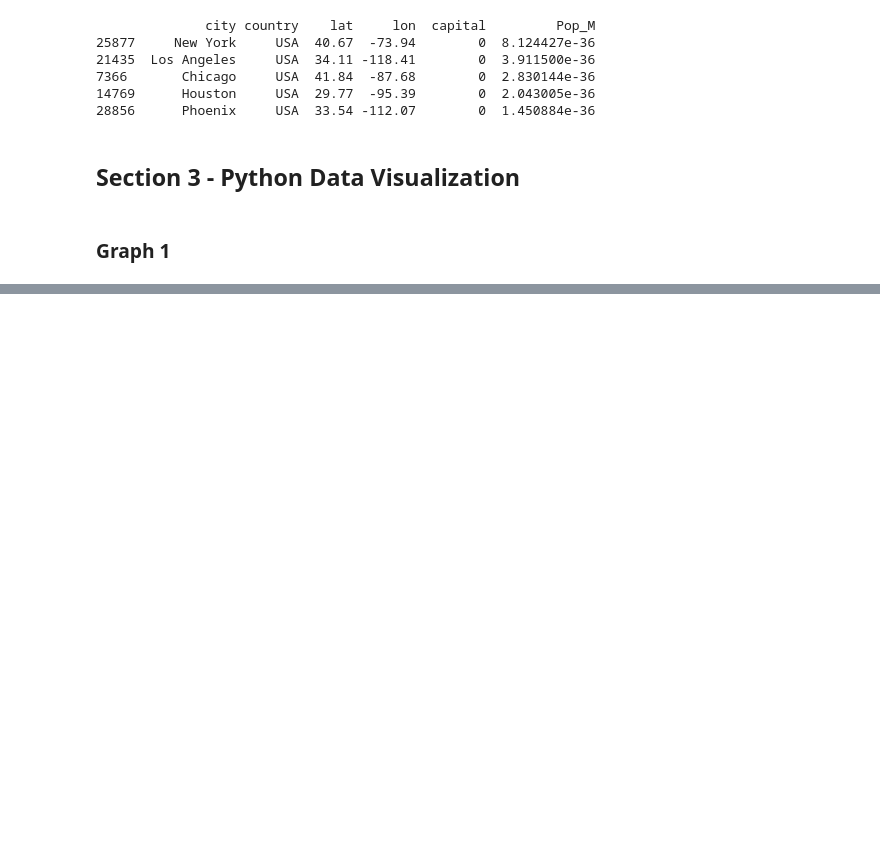
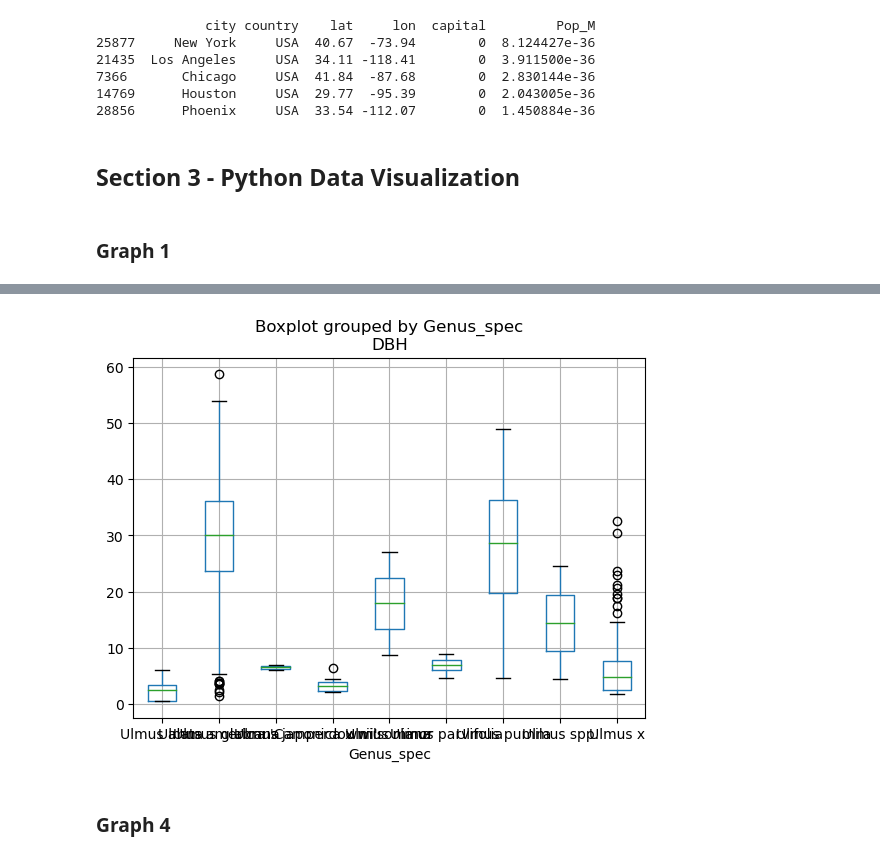
Before and after one commit to louisegordon/PY4SA23_Assignment, a Jupyter notebook: Assingment 2 - Louise Gordon.ipynb, the cells around one changed output, grey strips where cells are left out. Saved outputs shown, nothing was run; the diff lists cells and outputs as text; code cells hidden in the pictures; blank space fills up the shorter version.

```diff
--- a/Assingment 2 - Louise Gordon.ipynb
+++ b/Assingment 2 - Louise Gordon.ipynb
@@ -233,0 +268,6 @@ print(top5_cities)
+# %%
+graph3 = ulmus_df.boxplot(column='DBH', by='Genus_spec')
+# %% [output]
+[figure, added]
+# %% [markdown]
+### Graph 4
```
Also changed, not shown: parts of 18 cells of this notebook.
